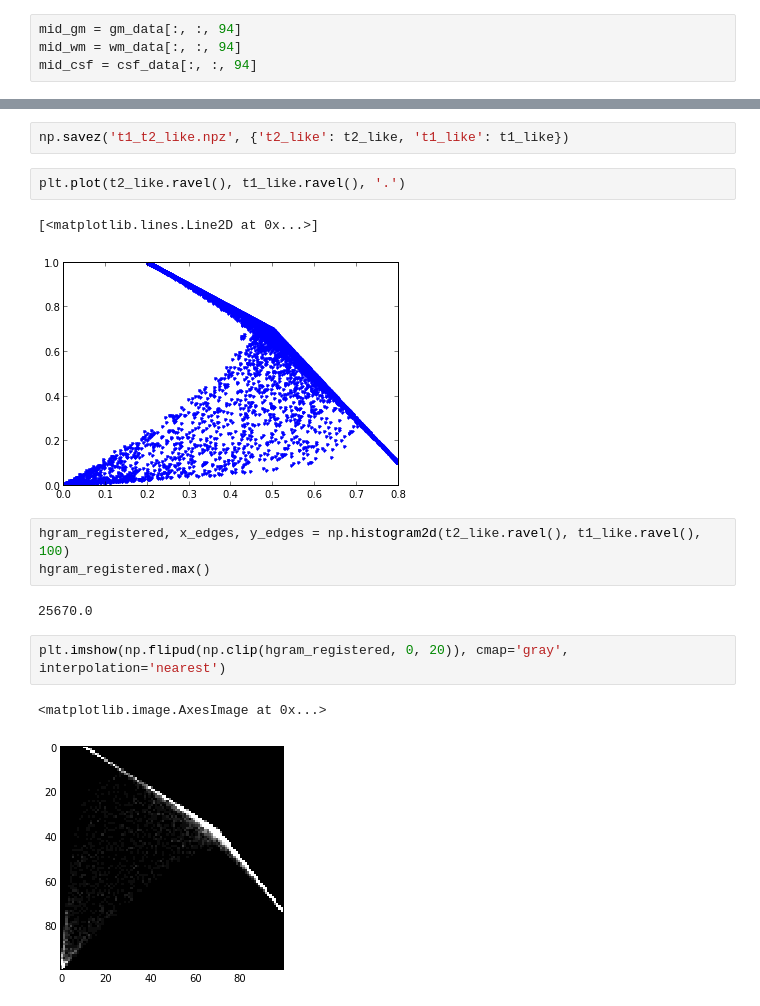
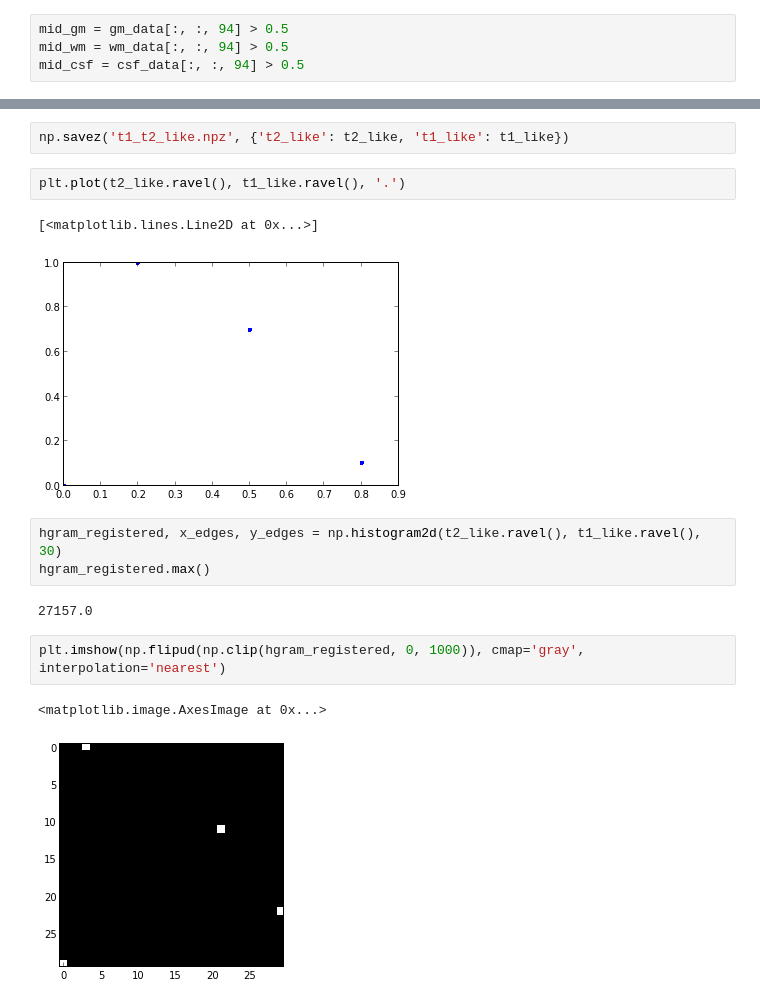
Before and after one commit to practical-neuroimaging/pna-notebooks, a Jupyter notebook: mutual_information_example.ipynb, the cells around one changed output, grey strips where cells are left out. Cells and saved outputs as stored; diff of their text form.

```diff
--- a/mutual_information_example.ipynb
+++ b/mutual_information_example.ipynb
@@ -28,9 +28,9 @@ csf_data.shape
 # %% [output]
 (197, 233, 189)
 # %%
-mid_gm = gm_data[:, :, 94]
-mid_wm = wm_data[:, :, 94]
-mid_csf = csf_data[:, :, 94]
+mid_gm = gm_data[:, :, 94] > 0.5
+mid_wm = wm_data[:, :, 94] > 0.5
+mid_csf = csf_data[:, :, 94] > 0.5
 # %%
 plt.imshow(np.hstack((mid_gm, mid_wm, mid_csf)), cmap="gray")
 # %% [output]
@@ -49,14 +49,14 @@ np.savez('t1_t2_like.npz', {'t2_like': t2_like, 't1_like': t1_like})
 plt.plot(t2_like.ravel(), t1_like.ravel(), '.')
 # %% [output]
 [<matplotlib.lines.Line2D at 0x...>]
-[figure, old version]
+[figure, new version]
 # %%
-hgram_registered, x_edges, y_edges = np.histogram2d(t2_like.ravel(), t1_like.ravel(), 100)
+hgram_registered, x_edges, y_edges = np.histogram2d(t2_like.ravel(), t1_like.ravel(), 30)
 hgram_registered.max()
 # %% [output]
-25670.0
+27157.0
 # %%
-plt.imshow(np.flipud(np.clip(hgram_registered, 0, 20)), cmap='gray', interpolation='nearest')
+plt.imshow(np.flipud(np.clip(hgram_registered, 0, 1000)), cmap='gray', interpolation='nearest')
 # %% [output]
 <matplotlib.image.AxesImage at 0x...>
-[figure, old version]
+[figure, new version]
```
Also changed, not shown: parts of 10 cells of this notebook.
